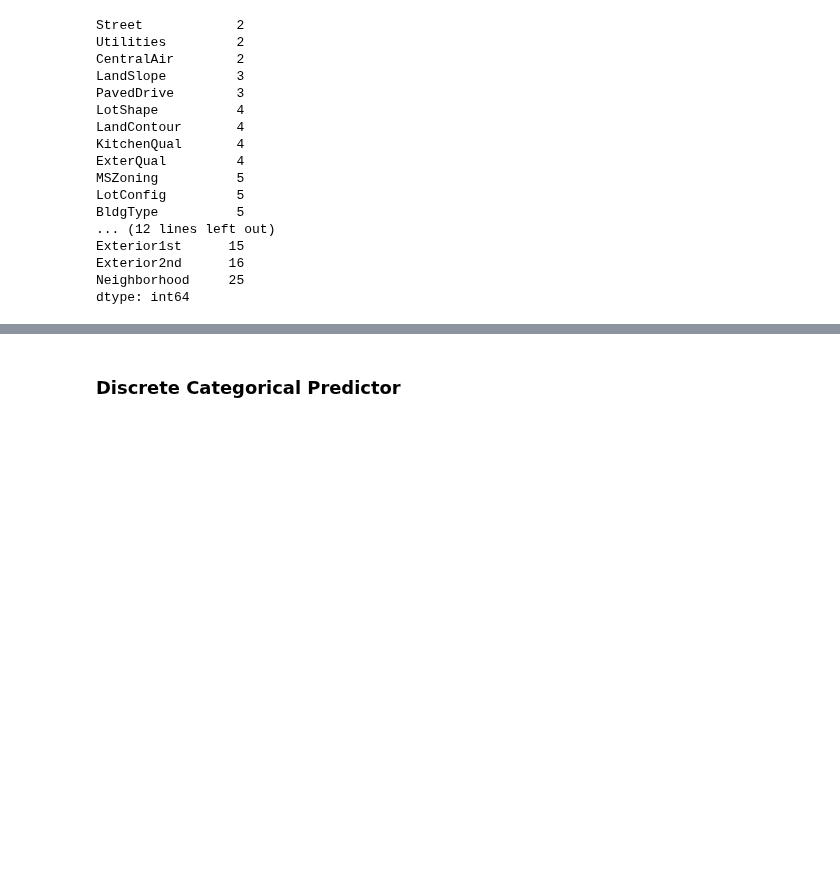
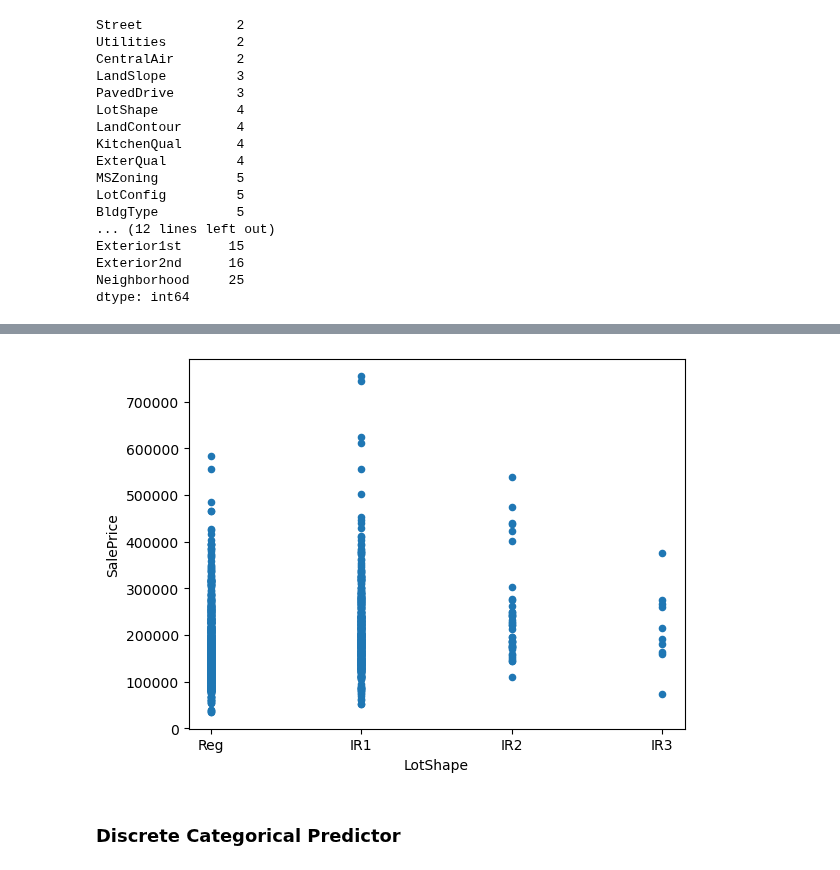
Before and after one commit to learn-co-curriculum/dsc-categorical-variables-regression-lab, a Jupyter notebook: index.ipynb, the cells around one changed output, grey strips where cells are left out. Cells and saved outputs as stored; diff of their text form; code cells hidden in the pictures; blank space fills up the shorter version.

```diff
--- a/index.ipynb
+++ b/index.ipynb
@@ -195,3 +196,8 @@ ames.groupby("LotShape").mean().sort_index().plot.bar(y="SalePrice");
+# %%
+# lets plot Lot Shape by sale price
+ames.plot.scatter(x="LotShape", y="SalePrice");
+# %% [output]
+[figure, added]
 # %%
 # That looks like a good categorical predictor. Even though
 # some of the values have numbers in them, they don't seem to
```
Also changed, not shown: parts of 16 cells of this notebook, 1 other file.
